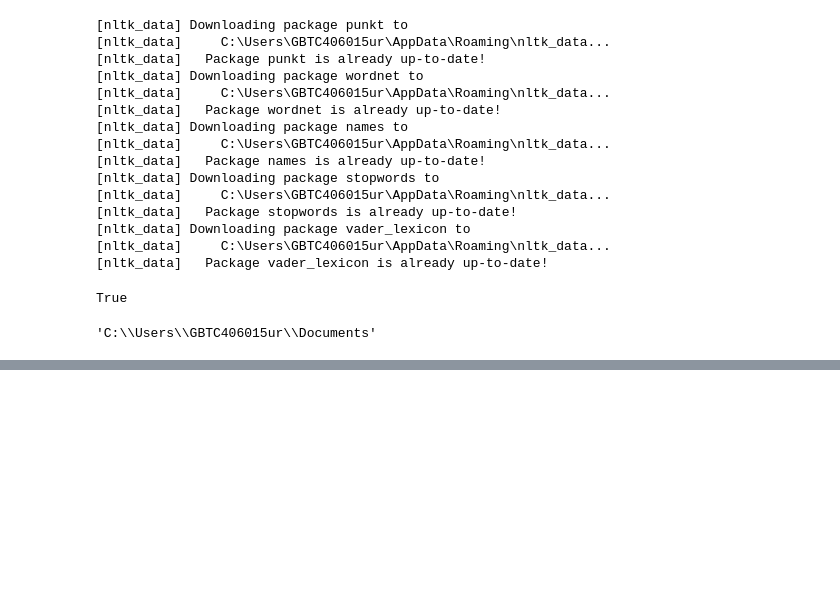
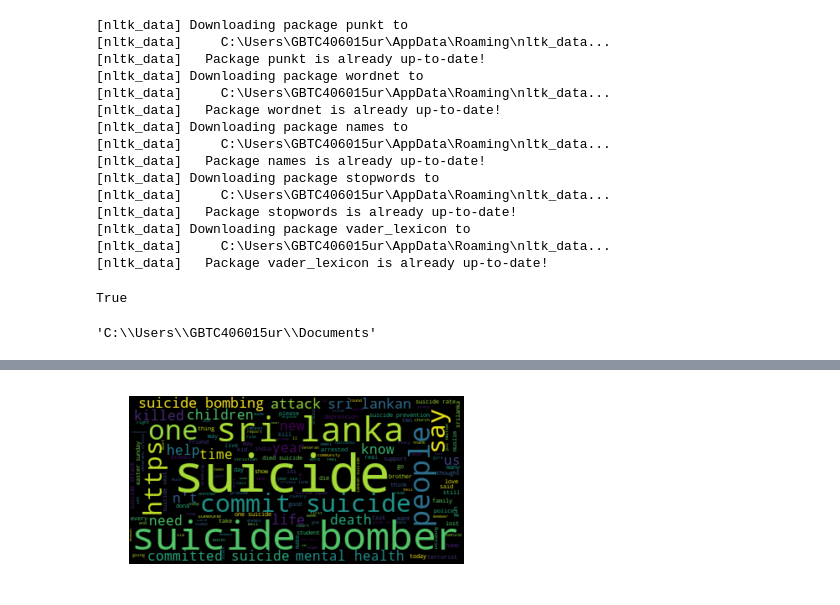
Before and after one commit to SamsonWorku/DataAnalytics, a Jupyter notebook: weekfour/suicidio.ipynb, the cells around one changed output, grey strips where cells are left out. Cells and saved outputs as stored; diff of their text form; code cells hidden in the pictures; blank space fills up the shorter version.

```diff
--- a/weekfour/suicidio.ipynb
+++ b/weekfour/suicidio.ipynb
@@ -143,0 +297,11 @@ sid.polarity_scores(finalList)
+# %%
+#I have to create an instance
+wordcloud = WordCloud()
+wc = wordcloud.generate(finalList)
+# %%
+# Display the generated imaged
+plt.imshow(wordcloud, interpolation='bilinear')
+plt.axis("off")
+plt.show()
+# %% [output]
+[figure, added]
```
Also changed, not shown: parts of 24 cells of this notebook.
